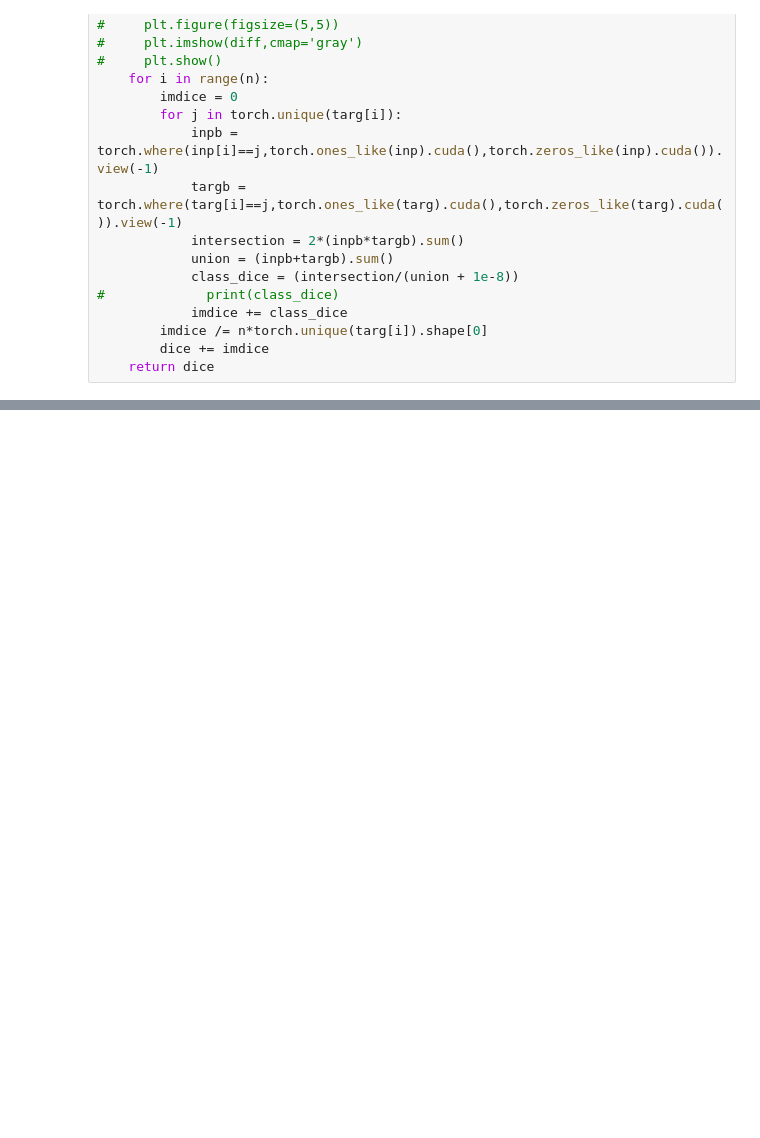
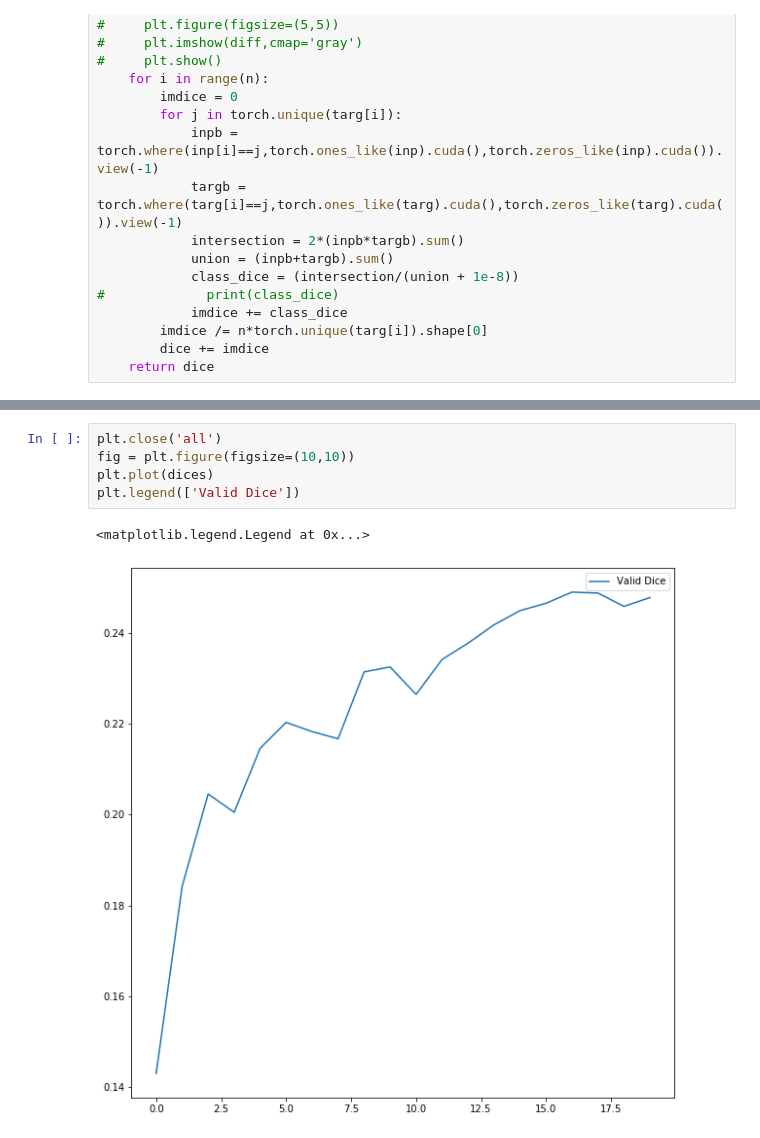
Before and after one commit to Atom-101/Linknet-NNFL-Project, a Jupyter notebook: Train-Cityscapes.ipynb, the cells around one changed output, grey strips where cells are left out. Drawn from its saved outputs; the diff is of its cells as text; blank space fills up the shorter version.

```diff
--- a/Train-Cityscapes.ipynb
+++ b/Train-Cityscapes.ipynb
@@ -176,3 +165,11 @@ Epoch 34: Train Loss: 0.7005, Val Dice: 0.2613
+# %%
+plt.close('all')
+fig = plt.figure(figsize=(10,10))
+plt.plot(dices)
+plt.legend(['Valid Dice'])
+# %% [output]
+<matplotlib.legend.Legend at 0x...>
+[figure, added]
 # %%
 %%javascript
 IPython.notebook.save_notebook()
```
Also changed, not shown: parts of 45 cells of this notebook, 1 other file.
